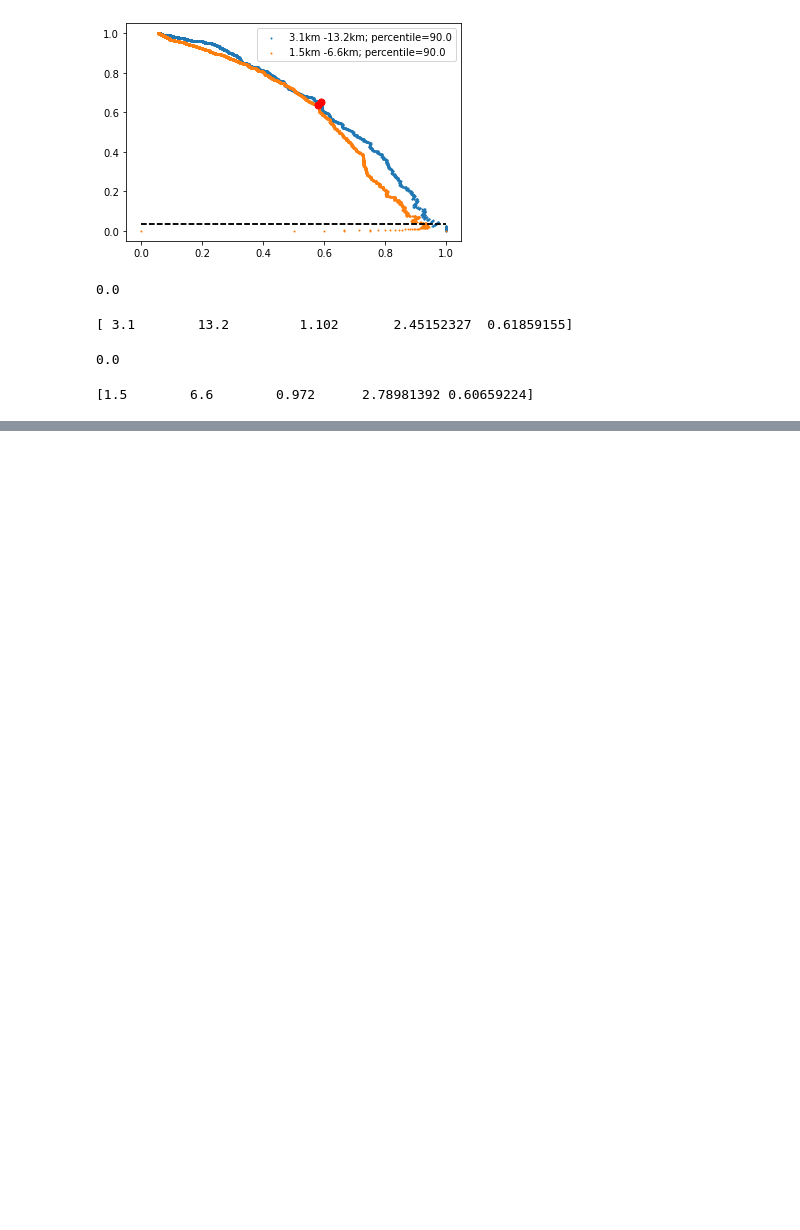
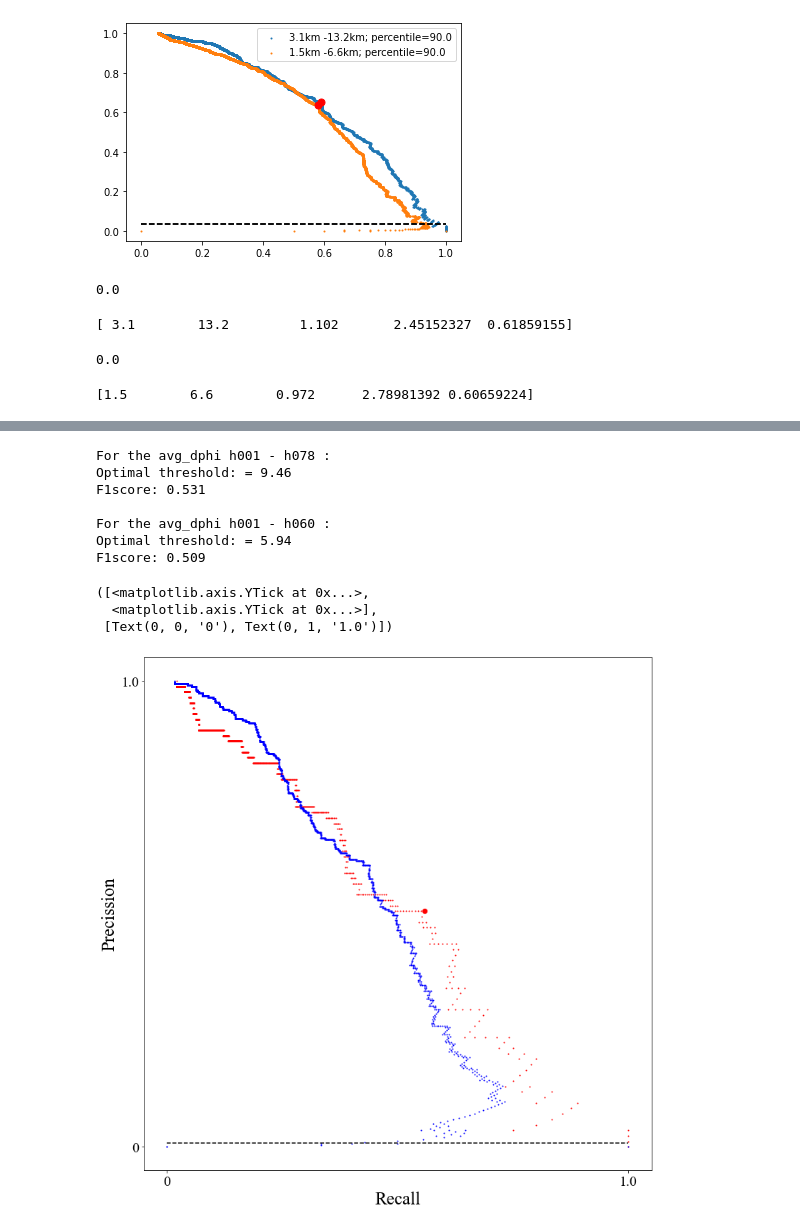
Before and after one commit to ignaciocordova/bachelor_thesis, a Jupyter notebook: region_segmentation.ipynb, the cells around one changed output, grey strips where cells are left out. Drawn from its saved outputs; the diff is of its cells as text; code cells hidden in the pictures; blank space fills up the shorter version.

```diff
--- a/region_segmentation.ipynb
+++ b/region_segmentation.ipynb
@@ -97,0 +154,51 @@ print(y[x])
+# %%
+p1,r1,p11,r11,truth,label1 = do.getPrecisionRecall(tropics_df,0.1,7.8,0.98)
+no_skill = len(truth[truth==1]) / len(truth)
+
+p2,r2,p22,r22,truth2,label2 = do.getPrecisionRecall(extratropics_df,0.1,6.0,0.975)
+
+plt.figure(figsize=(11,11), tight_layout=True)
+
+plt.scatter(p1,r1,label='Tropical regions',s=1,c='red')
+plt.scatter(p11,r11,s=40,c='r')
+
+plt.scatter(p2,r2,label='Extra-tropical regions',s=1,c='blue')
+
+
+plt.plot([0, 1], [no_skill, no_skill], linestyle='--', c='black',label='no skill')
+
+
+#lgnd = plt.legend(scatterpoints=1,
+ #                 prop= FontProperties(family='Times New Roman',style='normal', size=20))
+
+lgnd.legendHandles[0]._sizes = [30]
+lgnd.legendHandles[1]._sizes = [40]
+lgnd.legendHandles[2]._sizes = [40]
+
+plt.xlabel('Recall',
+           fontproperties=font,
+           fontsize=25)
+plt.ylabel('Precission',
+           fontproperties=font,
+           fontsize=25)
+
+plt.xticks(ticks=[0,1],
+           labels=['0','1.0'],
+           fontproperties=font,
+           fontsize=20)
+plt.yticks(ticks=[0,1],
+           labels=['0','1.0'],
+           fontproperties=font,
+           fontsize=20)
+# %% [output]
+For the avg_dphi h001 - h078 :
+Optimal threshold: = 9.46
+F1score: 0.531
+
+For the avg_dphi h001 - h060 :
+Optimal threshold: = 5.94
+F1score: 0.509
+([<matplotlib.axis.YTick at 0x...>,
+  <matplotlib.axis.YTick at 0x...>],
+ [Text(0, 0, '0'), Text(0, 1, '1.0')])
+[figure, added]
```
Also changed, not shown: parts of 2 cells of this notebook, 2 other files.
